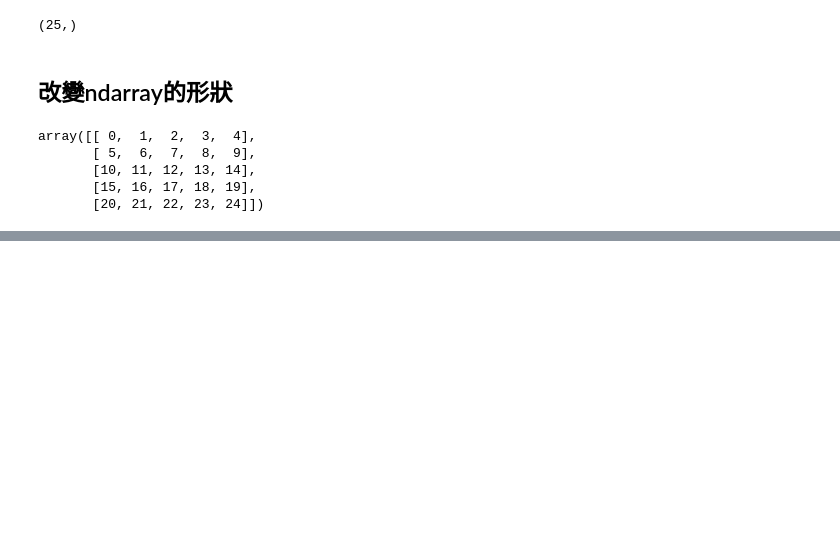
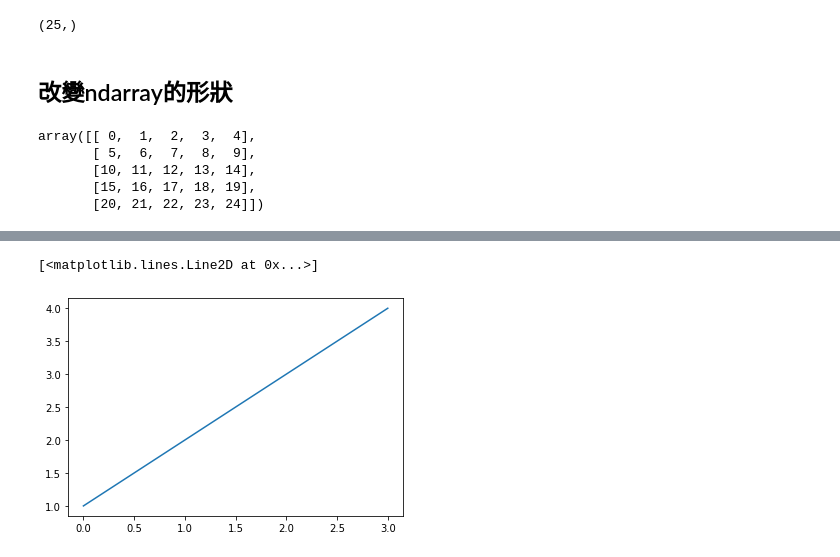
Before and after one commit to AlvisSu/20220702-python-lesson, a Jupyter notebook: 20220723.ipynb, the cells around one changed output, grey strips where cells are left out. Saved outputs shown, nothing was run; the diff lists cells and outputs as text; code cells hidden in the pictures; blank space fills up the shorter version.

```diff
--- a/20220723.ipynb
+++ b/20220723.ipynb
@@ -64,0 +163,6 @@ data = data.reshape(5,5)
+# %%
+x = [1, 2, 3, 4]
+plt.plot(x)
+# %% [output]
+[<matplotlib.lines.Line2D at 0x...>]
+[figure, added]
```
Also changed, not shown: parts of 63 cells of this notebook.
